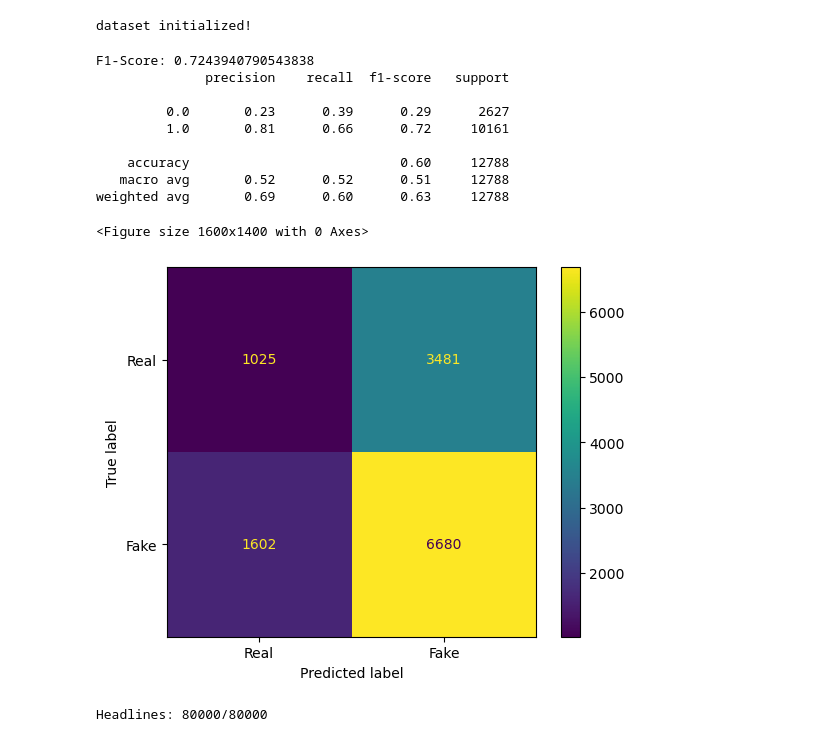
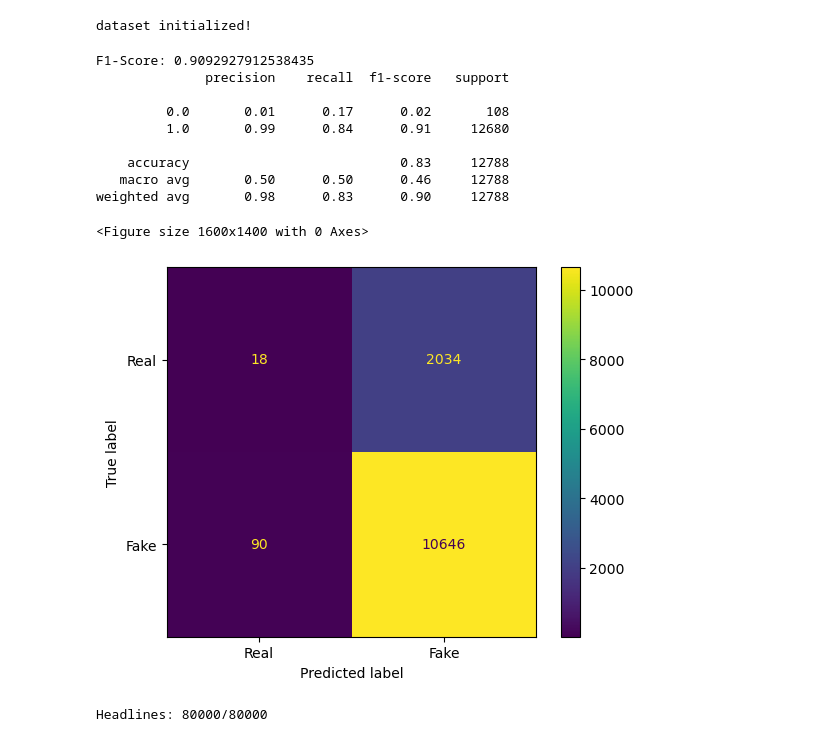
Before and after one commit to karlaugustnybo/Fake-News-Project, a Jupyter notebook: news/bert__1.ipynb, the cells around one changed output. Cells and saved outputs as stored; diff of their text form; code cells hidden in the pictures.

Commit message:
lucky, non-biased distilbert model shockingly gets 91% f1 score on previously unseen LIAR dataset

```diff
--- a/news/bert__1.ipynb
+++ b/news/bert__1.ipynb
@@ -53,9 +53,18 @@ import os
 import gc; gc.enable()
 from IPython.display import clear_output
 # %%
-df = pd.read_csv('./data/fake_news_uncased_sample_200k.xls', nrows=100_000).iloc[:,1:]
+df = pd.read_csv('./data/995,000_rows_small.csv', nrows=110_000, usecols=['type','content'])
 df['content'] = df['content'].str.replace('\n','').str.replace('\t','').astype('str')
-df = df.rename(columns={'content':'title'})
+df = df.rename(columns={'content':'title', 'type':'isfake'})
+
+real_labels = ['reliable']
+fake_labels = ["fake", "conspiracy", "rumor", "unreliable", "juncsci", "hate", "political", "satire", "bias"]
+drop_labels = ['unknown', 'nan', '2018-02-10 13:43:39.521661']
+
+df = df.loc[~df['isfake'].isin(drop_labels)]
+df['isfake'] = df['isfake'].map(lambda x : 0 if x in real_labels else 1)
+
+df = df.iloc[:100_000] # limit to 100k samples
 
 x,y = df['title'], df['isfake']
 x_train, x_temp, y_train, y_temp = train_test_split(x, y, test_size=0.2, stratify=y, random_state=1000)
@@ -189,7 +198,7 @@ optimizer = optim.AdamW(
 )
 
 scaler = torch.amp.GradScaler('cuda')
-epochs = 1
+epochs = 2
 for e in range(epochs):
     # batches
     for idx,batch in enumerate(loader):
@@ -325,8 +332,8 @@ df = pd.concat([liar_train, liar_val, liar_test], axis=0)
 df.columns = ['isfake','title']
 df['title'] = df['title'].apply(preprocess_text)
 
-real_labels = ['true','mostly-true']
-fake_labels = ['false','pants-fire','half-true','barely-true']
+real_labels = ['true']
+fake_labels = ['false','pants-fire','half-true','barely-true','mostly-true']
 
 df['isfake'] = df['isfake'].apply(lambda x : 0 if x in real_labels else 1)
 X, y = df['title'], df['isfake']
@@ -338,36 +345,37 @@ dataset initialized!
 # %%
 # evaluation
 total_val_preds, total_val_labels = [],[]
 with torch.no_grad():
     for batch in liar_val_loader:
         # tokenization
         inputs = {k:v.to(device) for k,v in batch.items() if k != 'isfake'}
         labels = batch['isfake'].unsqueeze(-1).to(device)
 
         total_val_preds += model.predict(model(**inputs)).squeeze(-1).cpu().numpy().tolist()
         total_val_labels += labels.squeeze(-1).cpu().numpy().tolist()
 
 print("F1-Score: {}".format(f1_score(total_val_preds, total_val_labels)))
 print(classification_report(total_val_preds, total_val_labels))
 
 cmatrix = confusion_matrix(total_val_labels, total_val_preds)
 cm_display = ConfusionMatrixDisplay(confusion_matrix=cmatrix, display_labels=['Real','Fake'])
 plt.figure(figsize=(16,14))
 plt.style.use('default')
 cm_display.plot()
 plt.show()
+plt.style.use('ggplot')
 # %% [output]
-F1-Score: 0.7243940790543838
+F1-Score: 0.9092927912538435
               precision    recall  f1-score   support
 
-         0.0       0.23      0.39      0.29      2627
-         1.0       0.81      0.66      0.72     10161
+         0.0       0.01      0.17      0.02       108
+         1.0       0.99      0.84      0.91     12680
 
-    accuracy                           0.60     12788
-   macro avg       0.52      0.52      0.51     12788
-weighted avg       0.69      0.60      0.63     12788
+    accuracy                           0.83     12788
+   macro avg       0.50      0.50      0.46     12788
+weighted avg       0.98      0.83      0.90     12788
 <Figure size 1600x1400 with 0 Axes>
-[figure, old version]
+[figure, new version]
 # %%
 # read in data
 df_test = pd.read_csv('/kaggle/input/datasets/daniellovespancakes/temporaryable-1/temp.csv').iloc[20000:25000,1:]
```
Also changed, not shown: parts of 4 cells of this notebook.
